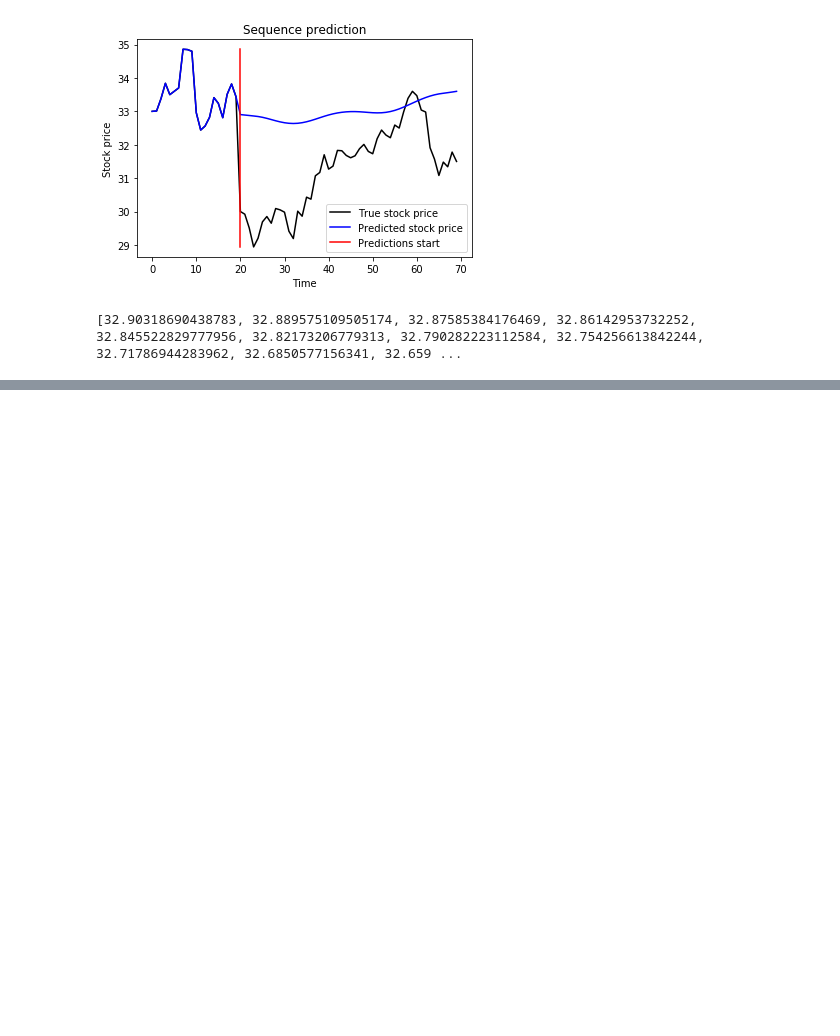
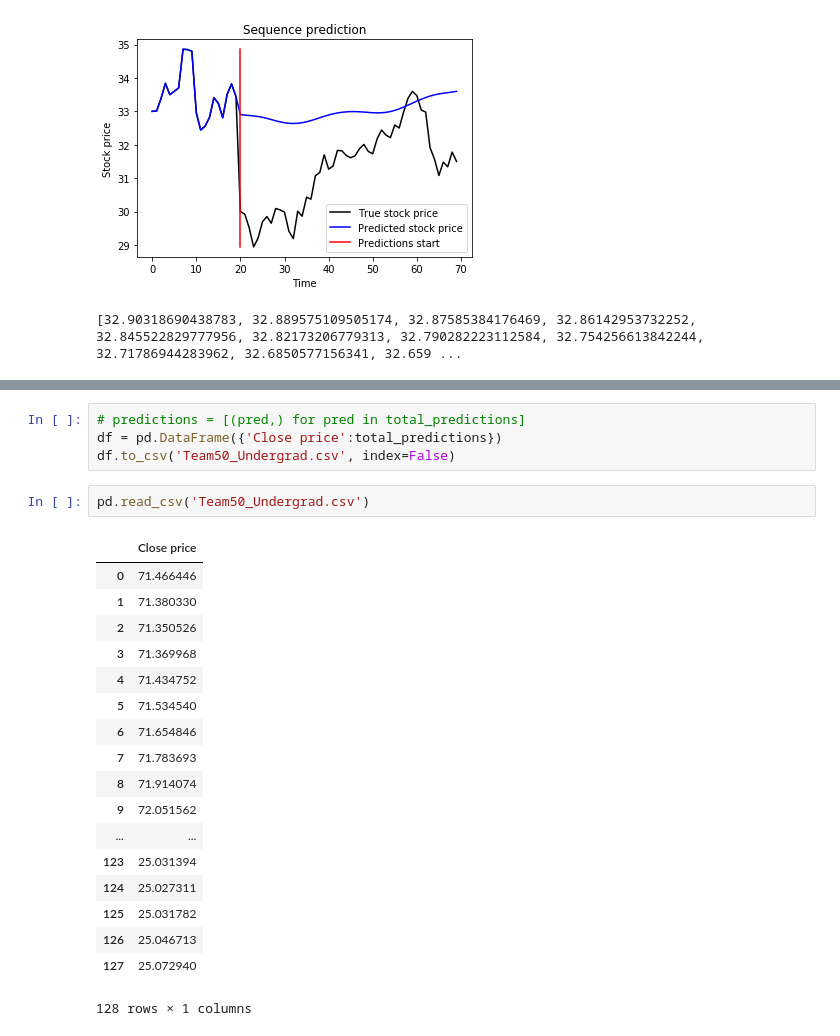
Before and after one commit to gajankumar1016/Datathon2019, a Jupyter notebook: StockPrediction2.ipynb, the cells around one changed output, grey strips where cells are left out. Saved outputs shown, nothing was run; the diff lists cells and outputs as text; blank space fills up the shorter version.

```diff
--- a/StockPrediction2.ipynb
+++ b/StockPrediction2.ipynb
@@ -234,0 +259,25 @@ plt.show()
+# %%
+# predictions = [(pred,) for pred in total_predictions]
+df = pd.DataFrame({'Close price':total_predictions})
+df.to_csv('Team50_Undergrad.csv', index=False)
+# %%
+pd.read_csv('Team50_Undergrad.csv')
+# %% [output]
+|  | Close price |
+| 0 | 71.466446 |
+| 1 | 71.380330 |
+| 2 | 71.350526 |
+| 3 | 71.369968 |
+| 4 | 71.434752 |
+| 5 | 71.534540 |
+| 6 | 71.654846 |
+| 7 | 71.783693 |
+| 8 | 71.914074 |
+| 9 | 72.051562 |
+| ... | ... |
+| 123 | 25.031394 |
+| 124 | 25.027311 |
+| 125 | 25.031782 |
+| 126 | 25.046713 |
+| 127 | 25.072940 |
+128 rows × 1 columns
```
Also changed, not shown: parts of 4 cells of this notebook, 5 other files.
